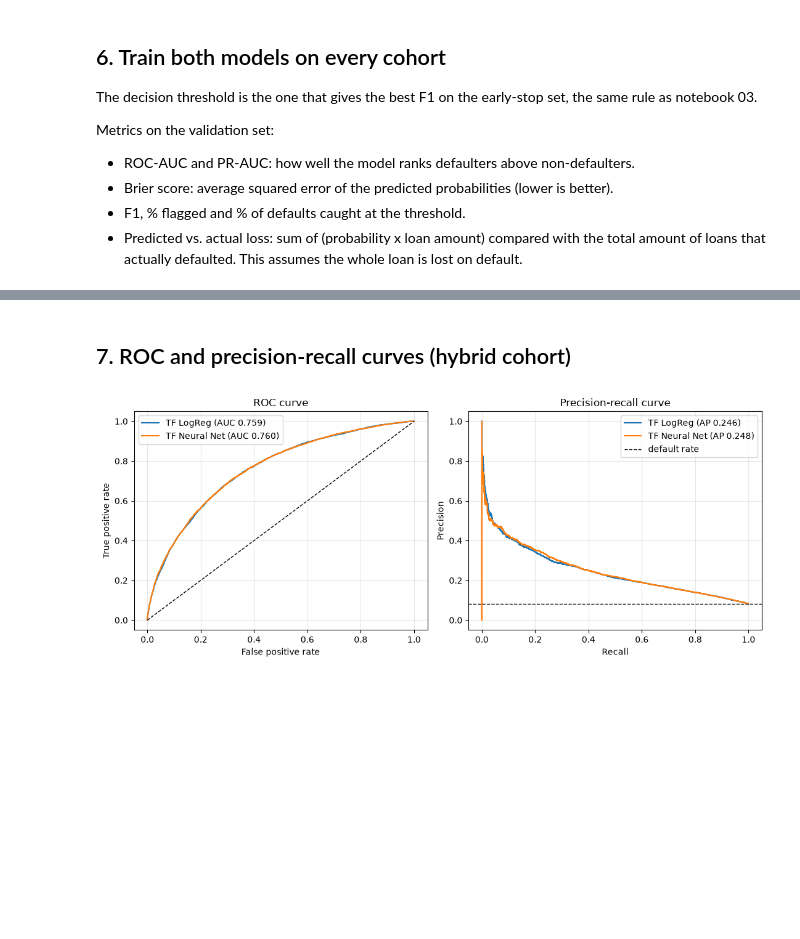
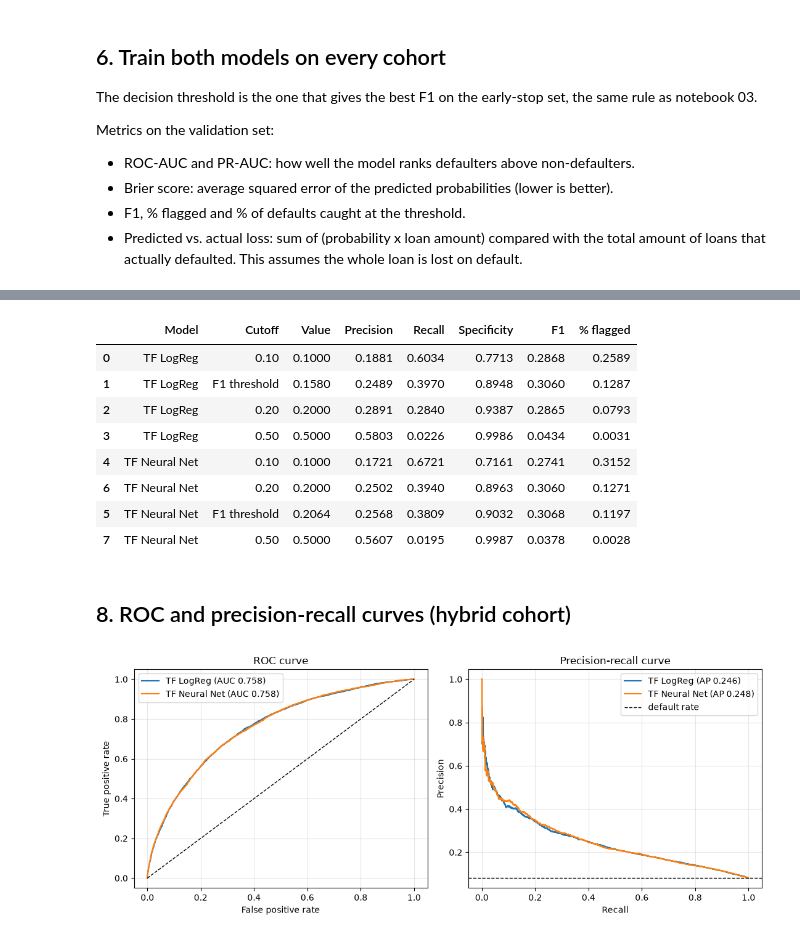
Before and after one commit to romanmhall/DATASCI-207-FinalProject-Team1, a Jupyter notebook: notebooks/04_model_experiments.ipynb, the cells around one changed output, grey strips where cells are left out. Cells and saved outputs as stored; diff of their text form; code cells hidden in the pictures; blank space fills up the shorter version.

```diff
--- a/notebooks/04_model_experiments.ipynb
+++ b/notebooks/04_model_experiments.ipynb
@@ -376,5 +388,32 @@ display(auc.round(4))
+# %%
+# precision and recall for the hybrid cohort at a few cutoffs
+rows = []
+for model_name in ['TF LogReg', 'TF Neural Net']:
+    p = preds[(model_name, 'Cohort 3')]
+    cutoffs = {'0.10': 0.10, 'F1 threshold': thresholds[(model_name, 'Cohort 3')], '0.20': 0.20, '0.50': 0.50}
+    for label, cutoff in cutoffs.items():
+        flagged = (p >= cutoff).astype(int)
+        rows.append({'Model': model_name, 'Cutoff': label, 'Value': cutoff,
+                     'Precision': precision_score(y_val, flagged, zero_division=0),
+                     'Recall': recall_score(y_val, flagged),
+                     'Specificity': recall_score(y_val, flagged, pos_label=0),
+                     'F1': f1_score(y_val, flagged),
+                     '% flagged': flagged.mean()})
+
+pr_table = pd.DataFrame(rows).sort_values(['Model', 'Value'])
+display(pr_table.round(4))
+# %% [output]
+|  | Model | Cutoff | Value | Precision | Recall | Specificity | F1 | % flagged |
+| 0 | TF LogReg | 0.10 | 0.1000 | 0.1881 | 0.6034 | 0.7713 | 0.2868 | 0.2589 |
+| 1 | TF LogReg | F1 threshold | 0.1580 | 0.2489 | 0.3970 | 0.8948 | 0.3060 | 0.1287 |
+| 2 | TF LogReg | 0.20 | 0.2000 | 0.2891 | 0.2840 | 0.9387 | 0.2865 | 0.0793 |
+| 3 | TF LogReg | 0.50 | 0.5000 | 0.5803 | 0.0226 | 0.9986 | 0.0434 | 0.0031 |
+| 4 | TF Neural Net | 0.10 | 0.1000 | 0.1721 | 0.6721 | 0.7161 | 0.2741 | 0.3152 |
+| 6 | TF Neural Net | 0.20 | 0.2000 | 0.2502 | 0.3940 | 0.8963 | 0.3060 | 0.1271 |
+| 5 | TF Neural Net | F1 threshold | 0.2064 | 0.2568 | 0.3809 | 0.9032 | 0.3068 | 0.1197 |
+| 7 | TF Neural Net | 0.50 | 0.5000 | 0.5607 | 0.0195 | 0.9987 | 0.0378 | 0.0028 |
 # %% [markdown]
-## 7. ROC and precision-recall curves (hybrid cohort)
+## 8. ROC and precision-recall curves (hybrid cohort)
 # %%
 fig, axes = plt.subplots(1, 2, figsize=(11, 4.5))
 for model_name in ['TF LogReg', 'TF Neural Net']:
@@ -395,5 +434,5 @@ fig.tight_layout()
 fig.savefig(FIG_DIR / 'fig_roc_pr_hybrid.png', dpi=150, bbox_inches='tight')
 plt.show()
 # %% [output]
-[figure, old version]
+[figure, new version]
 # %% [markdown]
```
Also changed, not shown: parts of 14 cells of this notebook, 6 other files.
